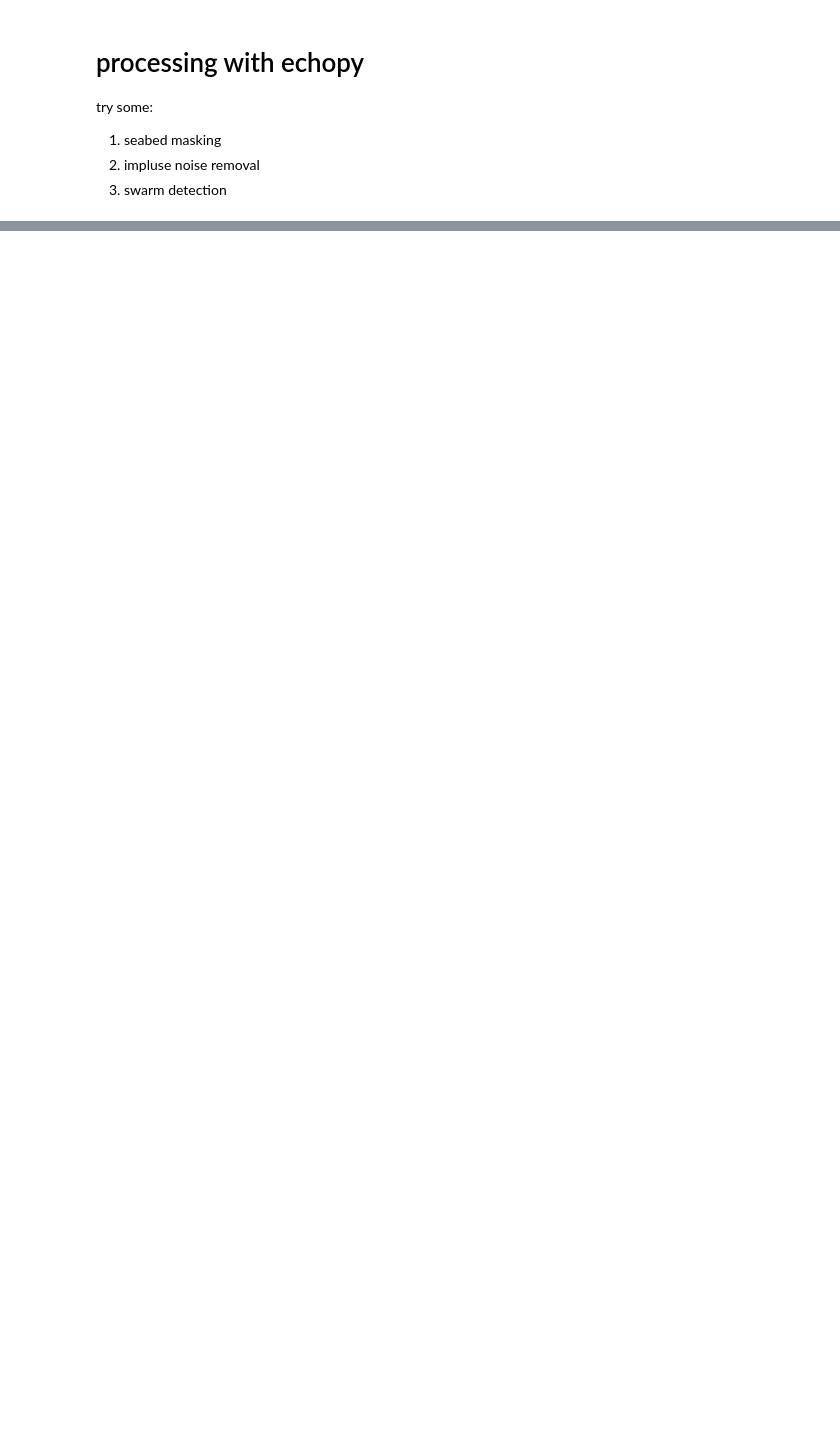
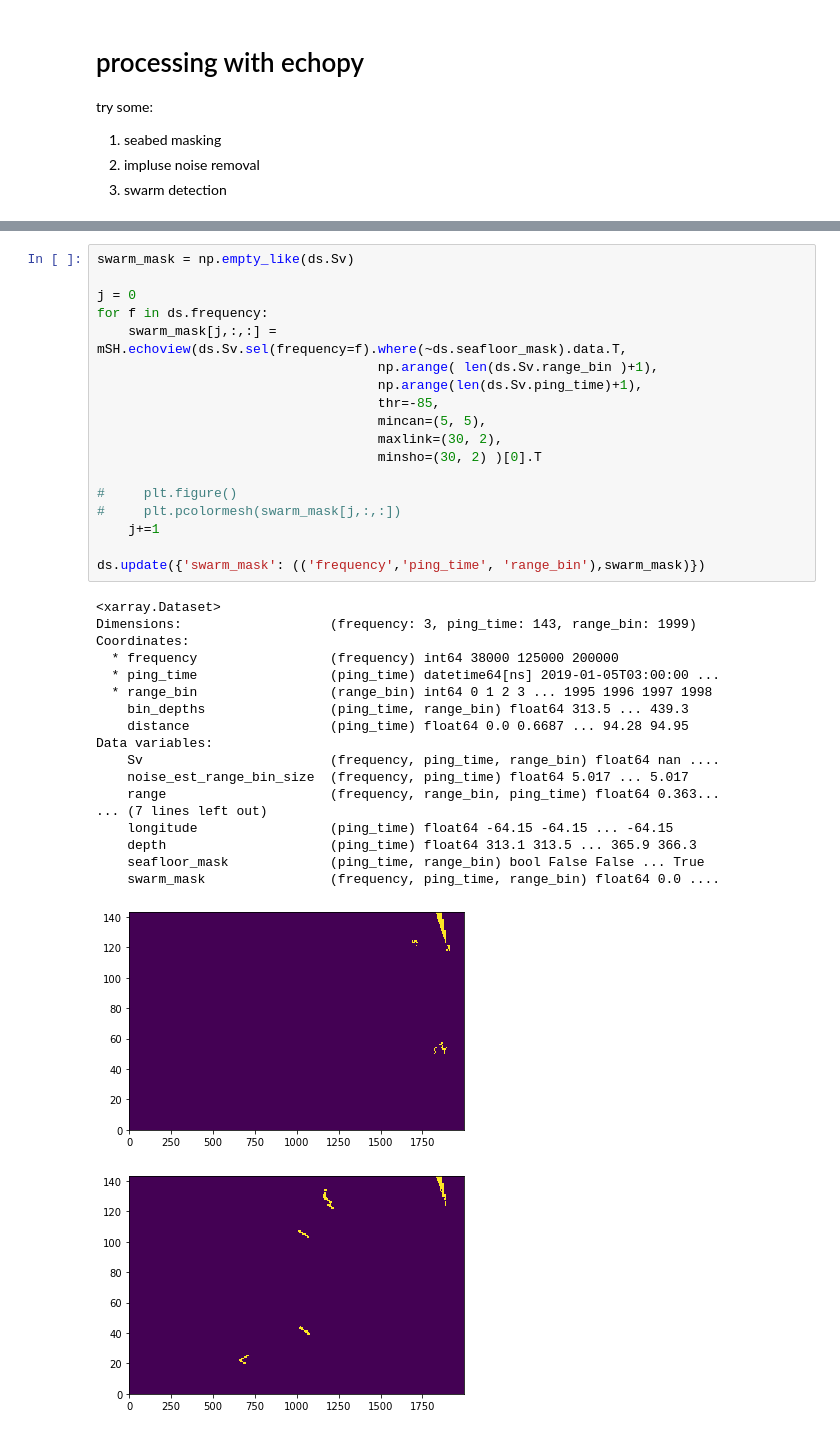
Before and after one commit to nlbeaird/glider_acoustics, a Jupyter notebook: process_glider_azfp.ipynb, the cells around one changed output, grey strips where cells are left out. Saved outputs shown, nothing was run; the diff lists cells and outputs as text; blank space fills up the shorter version.

```diff
--- a/process_glider_azfp.ipynb
+++ b/process_glider_azfp.ipynb
@@ -142,0 +206,38 @@ from echopy.processing import mask_shoals as mSH
+# %%
+swarm_mask = np.empty_like(ds.Sv)
+
+j = 0
+for f in ds.frequency:
+    swarm_mask[j,:,:] = mSH.echoview(ds.Sv.sel(frequency=f).where(~ds.seafloor_mask).data.T,
+                                    np.arange( len(ds.Sv.range_bin )+1),
+                                    np.arange(len(ds.Sv.ping_time)+1),
+                                    thr=-85,
+                                    mincan=(5, 5),
+                                    maxlink=(30, 2),
+                                    minsho=(30, 2) )[0].T
+
+#     plt.figure()
+#     plt.pcolormesh(swarm_mask[j,:,:])
+    j+=1
+
+ds.update({'swarm_mask': (('frequency','ping_time', 'range_bin'),swarm_mask)})
+# %% [output]
+<xarray.Dataset>
+Dimensions:                   (frequency: 3, ping_time: 143, range_bin: 1999)
+Coordinates:
+  * frequency                 (frequency) int64 38000 125000 200000
+  * ping_time                 (ping_time) datetime64[ns] 2019-01-05T03:00:00 ...
+  * range_bin                 (range_bin) int64 0 1 2 3 ... 1995 1996 1997 1998
+    bin_depths                (ping_time, range_bin) float64 313.5 ... 439.3
+    distance                  (ping_time) float64 0.0 0.6687 ... 94.28 94.95
+Data variables:
+    Sv                        (frequency, ping_time, range_bin) float64 nan ....
+    noise_est_range_bin_size  (frequency, ping_time) float64 5.017 ... 5.017
+    range                     (frequency, range_bin, ping_time) float64 0.363...
+... (7 lines left out)
+    longitude                 (ping_time) float64 -64.15 -64.15 ... -64.15
+    depth                     (ping_time) float64 313.1 313.5 ... 365.9 366.3
+    seafloor_mask             (ping_time, range_bin) bool False False ... True
+    swarm_mask                (frequency, ping_time, range_bin) float64 0.0 ....
+[figure, added]
+[figure, added]
```
Also changed, not shown: parts of 13 cells of this notebook.
